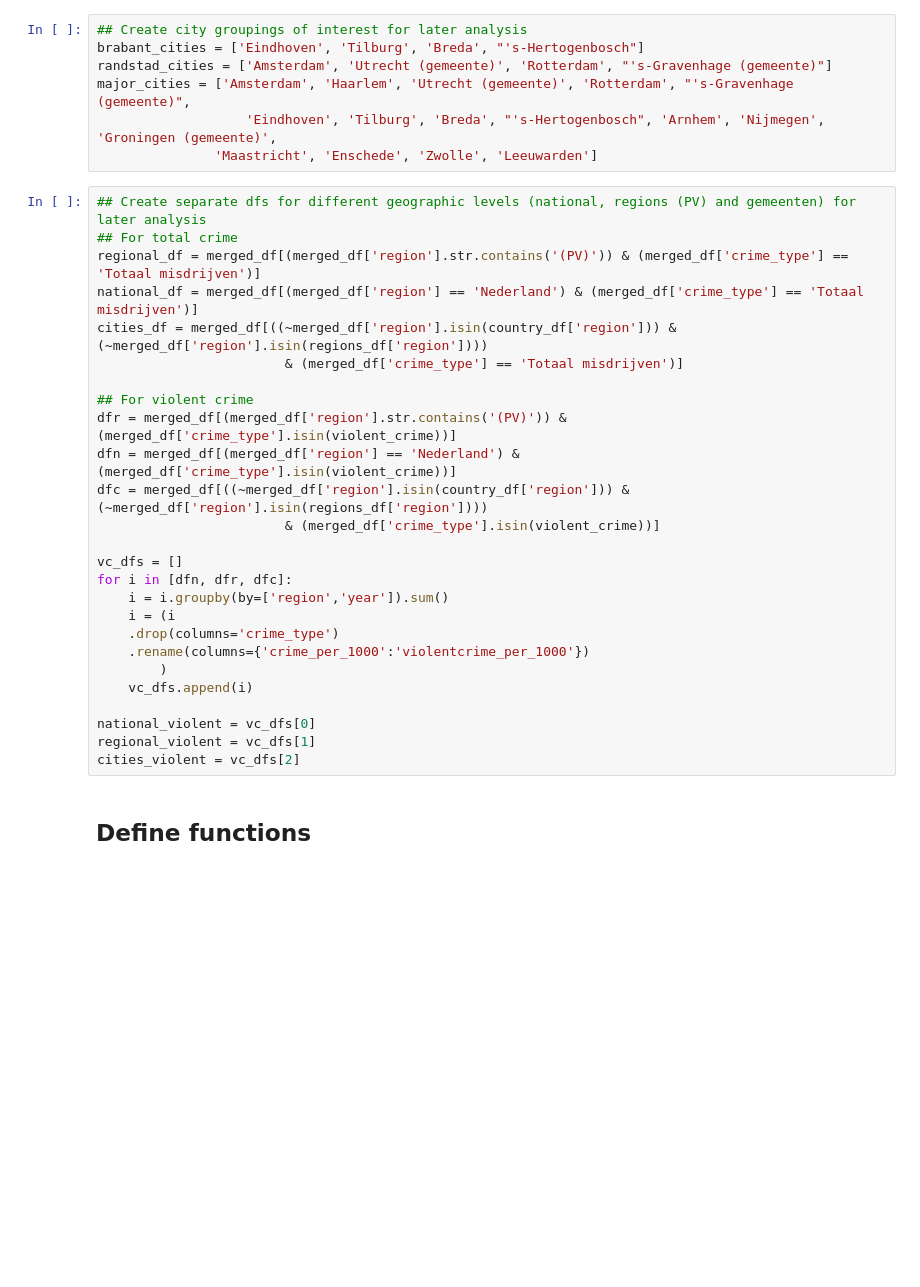
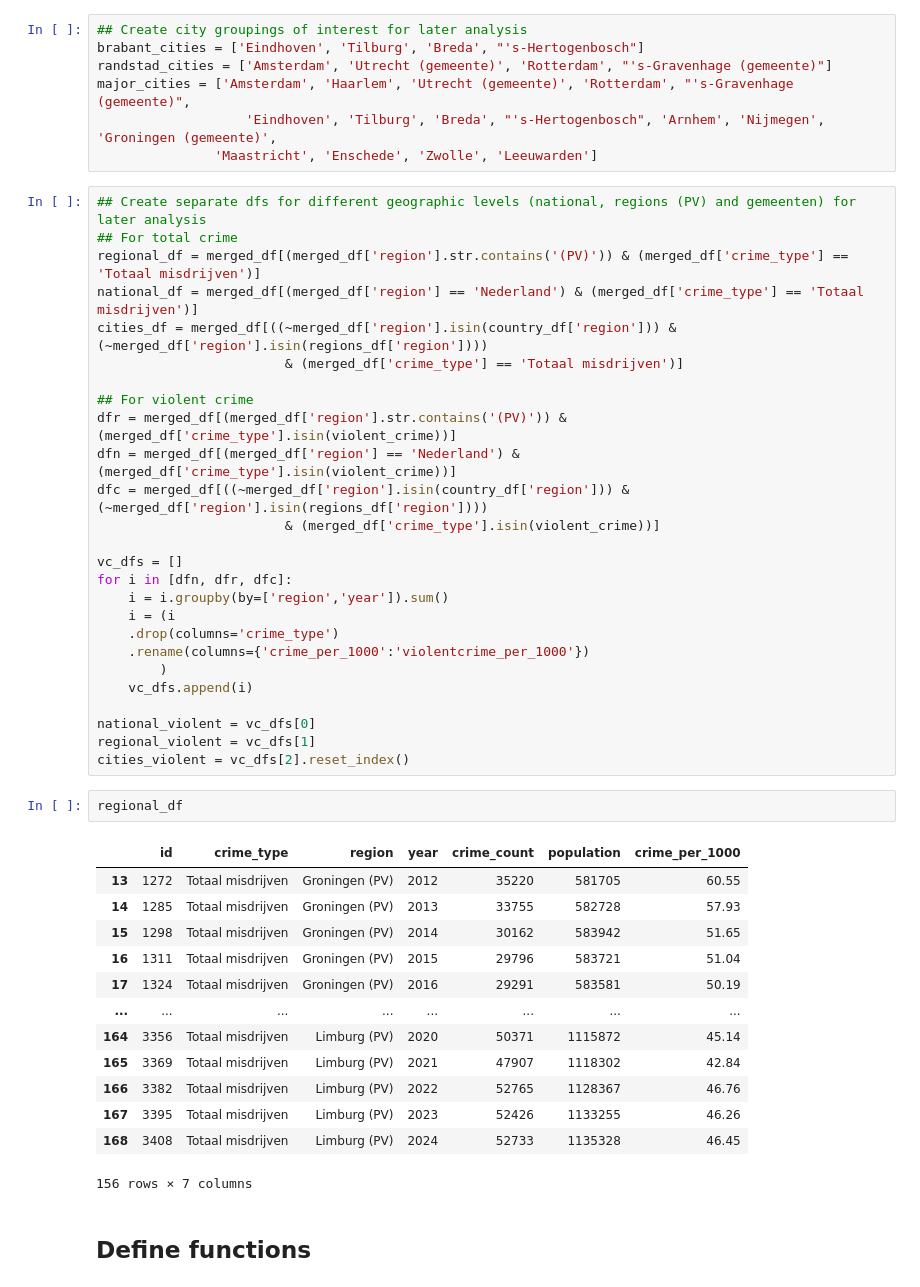
Before and after one commit to chels-j/NLViolentCrime, a Jupyter notebook: NLCrimeAnalysis.ipynb, the cells around one changed output. Drawn from its saved outputs; the diff is of its cells as text; blank space fills up the shorter version.

```diff
--- a/NLCrimeAnalysis.ipynb
+++ b/NLCrimeAnalysis.ipynb
@@ -724,7 +735,23 @@ for i in [dfn, dfr, dfc]:
 
 national_violent = vc_dfs[0]
 regional_violent = vc_dfs[1]
-cities_violent = vc_dfs[2]
+cities_violent = vc_dfs[2].reset_index()
+# %%
+regional_df
+# %% [output]
+|  | id | crime_type | region | year | crime_count | population | crime_per_1000 |
+| 13 | 1272 | Totaal misdrijven | Groningen (PV) | 2012 | 35220 | 581705 | 60.55 |
+| 14 | 1285 | Totaal misdrijven | Groningen (PV) | 2013 | 33755 | 582728 | 57.93 |
+| 15 | 1298 | Totaal misdrijven | Groningen (PV) | 2014 | 30162 | 583942 | 51.65 |
+| 16 | 1311 | Totaal misdrijven | Groningen (PV) | 2015 | 29796 | 583721 | 51.04 |
+| 17 | 1324 | Totaal misdrijven | Groningen (PV) | 2016 | 29291 | 583581 | 50.19 |
+| ... | ... | ... | ... | ... | ... | ... | ... |
+| 164 | 3356 | Totaal misdrijven | Limburg (PV) | 2020 | 50371 | 1115872 | 45.14 |
+| 165 | 3369 | Totaal misdrijven | Limburg (PV) | 2021 | 47907 | 1118302 | 42.84 |
+| 166 | 3382 | Totaal misdrijven | Limburg (PV) | 2022 | 52765 | 1128367 | 46.76 |
+| 167 | 3395 | Totaal misdrijven | Limburg (PV) | 2023 | 52426 | 1133255 | 46.26 |
+| 168 | 3408 | Totaal misdrijven | Limburg (PV) | 2024 | 52733 | 1135328 | 46.45 |
+156 rows × 7 columns
 # %% [markdown]
 ## Define functions
 # %%
```
Also changed, not shown: parts of 25 cells of this notebook.
